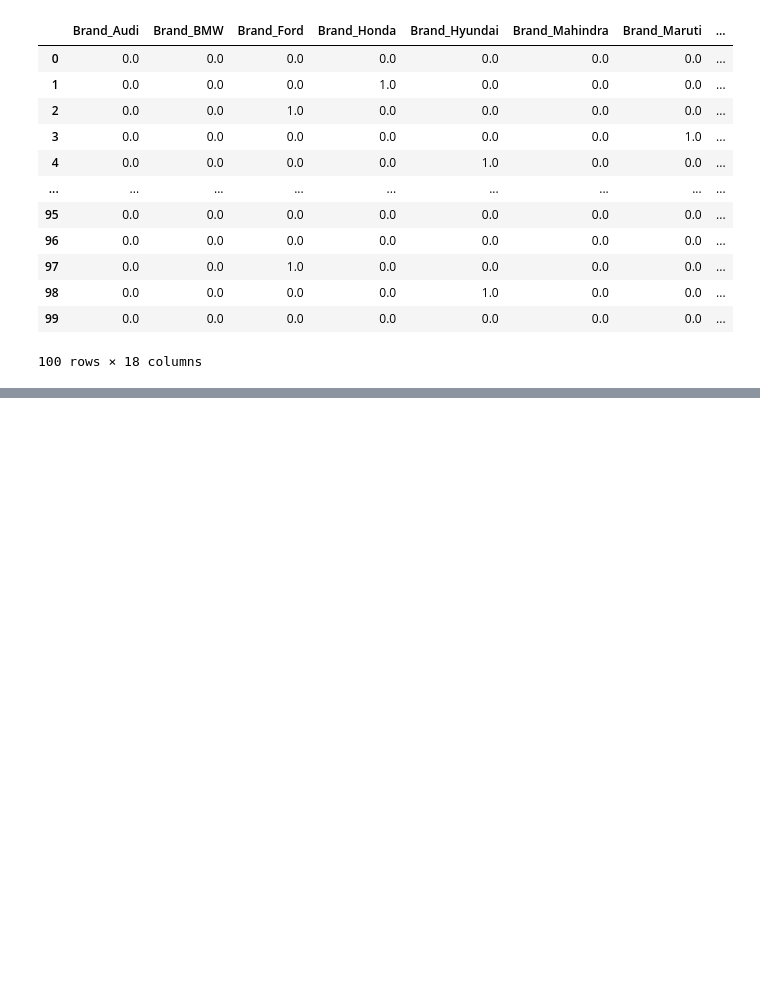
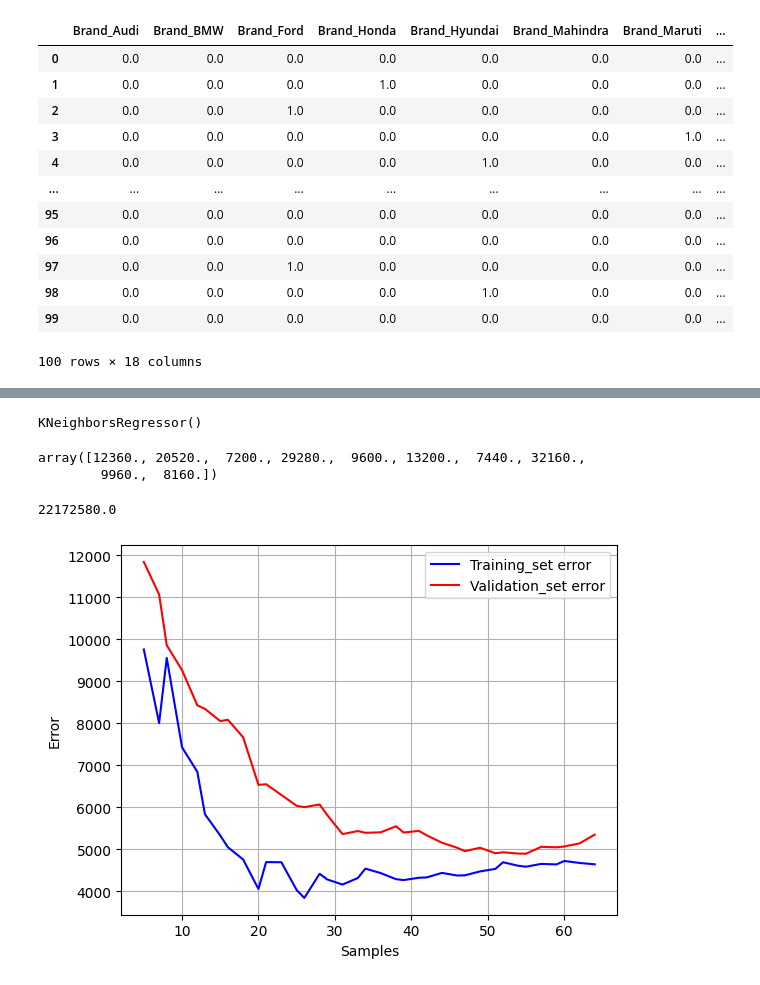
Before and after one commit to Venchislaw/PracticalAI, a Jupyter notebook: Machine Learning/Kaggle/From Datasets/CarPrice/UsedCarPrice.ipynb, the cells around one changed output, grey strips where cells are left out. Saved outputs shown, nothing was run; the diff lists cells and outputs as text; code cells hidden in the pictures; blank space fills up the shorter version.

```diff
--- a/Machine Learning/Kaggle/From Datasets/CarPrice/UsedCarPrice.ipynb
+++ b/Machine Learning/Kaggle/From Datasets/CarPrice/UsedCarPrice.ipynb
@@ -146,0 +278,15 @@ cat_transformed
+# %%
+knn = KNeighborsRegressor()
+knn.fit(X_train, y_train)
+# %% [output]
+KNeighborsRegressor()
+# %%
+y_train_pred = cross_val_predict(knn, X_train, y_train, cv=3)
+y_train_pred[:10]
+# %% [output]
+array([12360., 20520.,  7200., 29280.,  9600., 13200.,  7440., 32160.,
+        9960.,  8160.])
+# %%
+mean_squared_error(y_train, y_train_pred)
+# %% [output]
+22172580.0
@@ -146,0 +295,19 @@ cat_transformed
+# %%
+train_size, train_scores, valid_scores = learning_curve(
+    knn, X_train, y_train, train_sizes=np.linspace(0.01, 1.0, 40), cv=5,
+    scoring='neg_root_mean_squared_error'
+)
+
+train_errs = -train_scores.mean(axis=1)
+val_errs = -valid_scores.mean(axis=1)
+# %%
+# seems something fucked up
+plt.plot(train_size, train_errs, color='blue', label='Training_set error')
+plt.plot(train_size, val_errs, color='red', label='Validation_set error')
+plt.grid()
+plt.legend()
+plt.xlabel('Samples')
+plt.ylabel('Error')
+plt.show();
+# %% [output]
+[figure, added]
```
Also changed, not shown: parts of 32 cells of this notebook.
